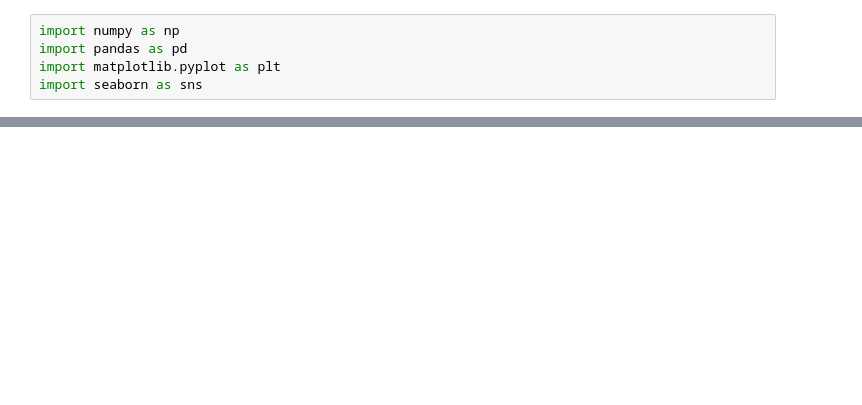
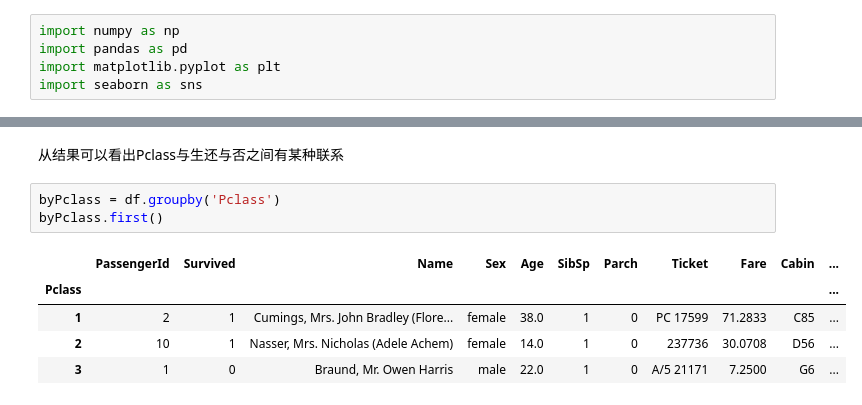
Before and after one commit to deCHN/DA-P2, a Jupyter notebook: titanic_data_explore.ipynb, the cells around one changed output, grey strips where cells are left out. Cells and saved outputs as stored; diff of their text form; blank space fills up the shorter version.

```diff
--- a/titanic_data_explore.ipynb
+++ b/titanic_data_explore.ipynb
@@ -101,0 +117,11 @@ len(titanic_df)
+# %% [markdown]
+从结果可以看出Pclass与生还与否之间有某种联系
+# %%
+byPclass = df.groupby('Pclass')
+byPclass.first()
+# %% [output]
+|  | PassengerId | Survived | Name | Sex | Age | SibSp | Parch | Ticket | Fare | Cabin | ... |
+| Pclass |  |  |  |  |  |  |  |  |  |  | ... |
+| 1 | 2 | 1 | Cumings, Mrs. John Bradley (Flore... | female | 38.0 | 1 | 0 | PC 17599 | 71.2833 | C85 | ... |
+| 2 | 10 | 1 | Nasser, Mrs. Nicholas (Adele Achem) | female | 14.0 | 1 | 0 | 237736 | 30.0708 | D56 | ... |
+| 3 | 1 | 0 | Braund, Mr. Owen Harris | male | 22.0 | 1 | 0 | A/5 21171 | 7.2500 | G6 | ... |
```
Also changed, not shown: parts of 23 cells of this notebook.
